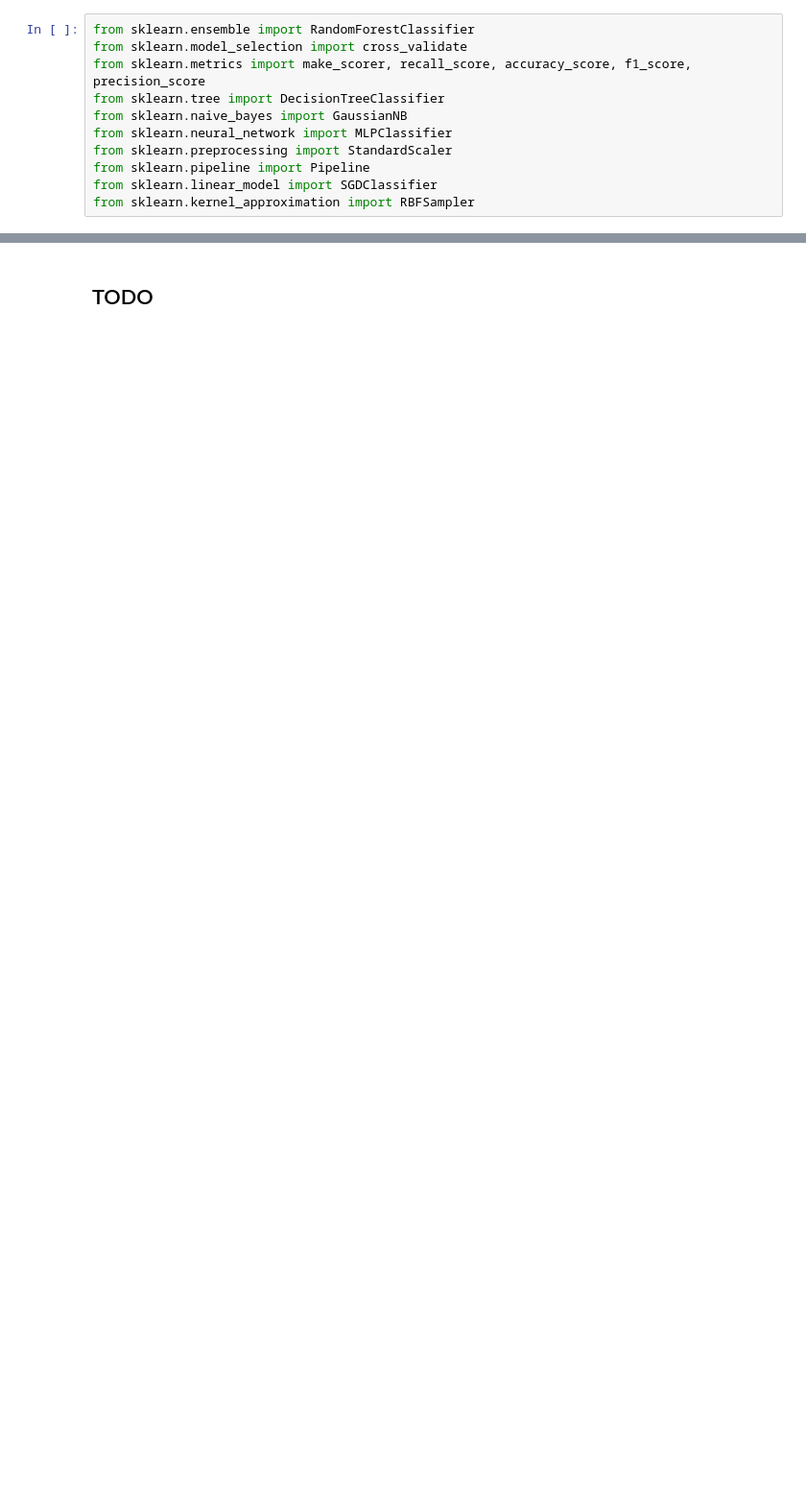
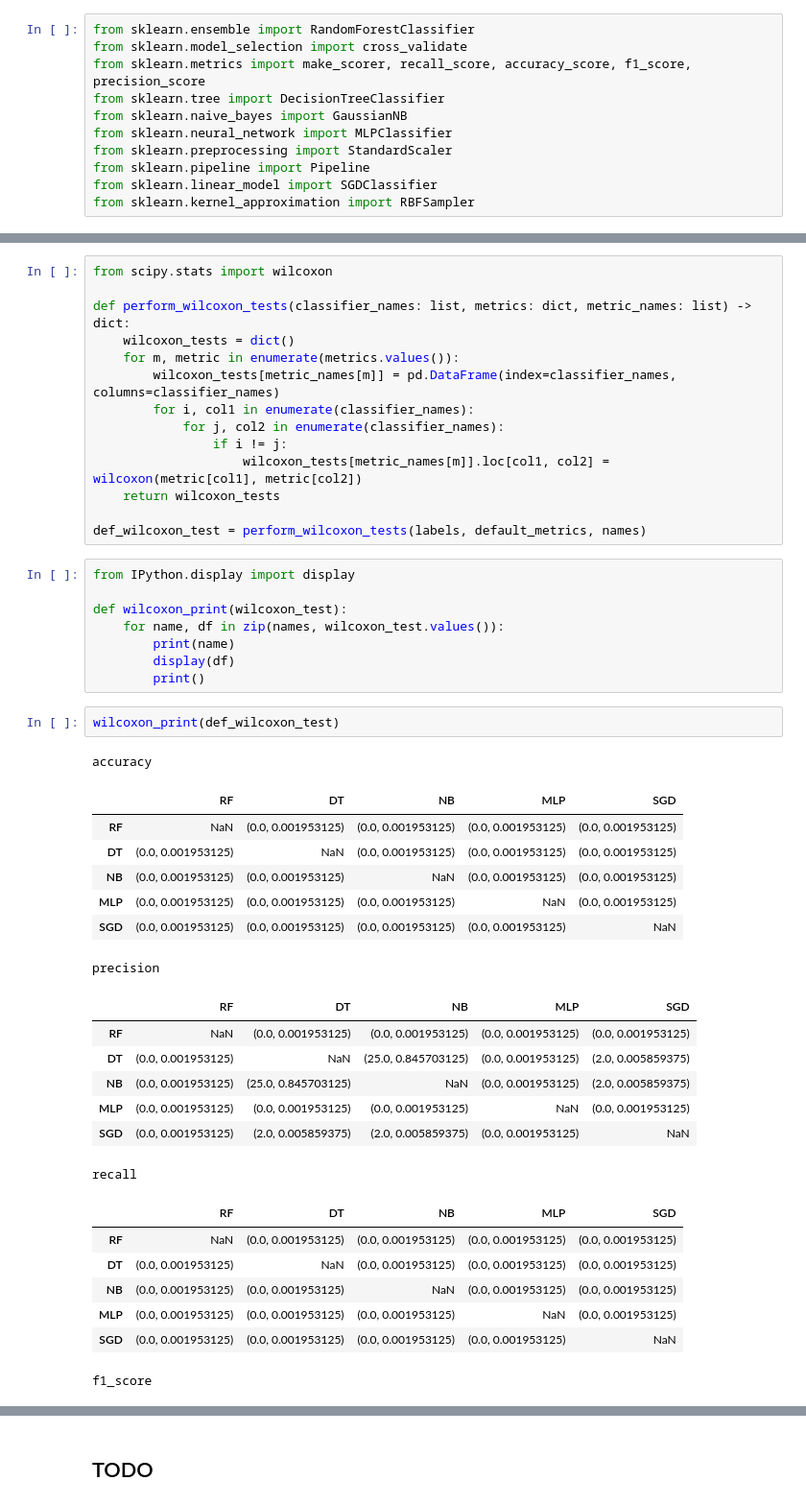
Before and after one commit to Metalcape/url-classifier, a Jupyter notebook: url-classifier.ipynb, the cells around one changed output, grey strips where cells are left out. Shown: that part at 96% size. Cells and saved outputs as stored; diff of their text form; blank space fills up the shorter version.

```diff
--- a/url-classifier.ipynb
+++ b/url-classifier.ipynb
@@ -848,0 +526,47 @@ wilcoxon_test['f_score']
+# %%
+from scipy.stats import wilcoxon
+
+def perform_wilcoxon_tests(classifier_names: list, metrics: dict, metric_names: list) -> dict:
+    wilcoxon_tests = dict()
+    for m, metric in enumerate(metrics.values()):
+        wilcoxon_tests[metric_names[m]] = pd.DataFrame(index=classifier_names, columns=classifier_names)
+        for i, col1 in enumerate(classifier_names):
+            for j, col2 in enumerate(classifier_names):
+                if i != j:
+                    wilcoxon_tests[metric_names[m]].loc[col1, col2] = wilcoxon(metric[col1], metric[col2])
+    return wilcoxon_tests
+
+def_wilcoxon_test = perform_wilcoxon_tests(labels, default_metrics, names)
+# %%
+from IPython.display import display
+
+def wilcoxon_print(wilcoxon_test):
+    for name, df in zip(names, wilcoxon_test.values()):
+        print(name)
+        display(df)
+        print()
+# %%
+wilcoxon_print(def_wilcoxon_test)
+# %% [output]
+accuracy
+|  | RF | DT | NB | MLP | SGD |
+| RF | NaN | (0.0, 0.001953125) | (0.0, 0.001953125) | (0.0, 0.001953125) | (0.0, 0.001953125) |
+| DT | (0.0, 0.001953125) | NaN | (0.0, 0.001953125) | (0.0, 0.001953125) | (0.0, 0.001953125) |
+| NB | (0.0, 0.001953125) | (0.0, 0.001953125) | NaN | (0.0, 0.001953125) | (0.0, 0.001953125) |
+| MLP | (0.0, 0.001953125) | (0.0, 0.001953125) | (0.0, 0.001953125) | NaN | (0.0, 0.001953125) |
+| SGD | (0.0, 0.001953125) | (0.0, 0.001953125) | (0.0, 0.001953125) | (0.0, 0.001953125) | NaN |
+precision
+|  | RF | DT | NB | MLP | SGD |
+| RF | NaN | (0.0, 0.001953125) | (0.0, 0.001953125) | (0.0, 0.001953125) | (0.0, 0.001953125) |
+| DT | (0.0, 0.001953125) | NaN | (25.0, 0.845703125) | (0.0, 0.001953125) | (2.0, 0.005859375) |
+| NB | (0.0, 0.001953125) | (25.0, 0.845703125) | NaN | (0.0, 0.001953125) | (2.0, 0.005859375) |
+| MLP | (0.0, 0.001953125) | (0.0, 0.001953125) | (0.0, 0.001953125) | NaN | (0.0, 0.001953125) |
+| SGD | (0.0, 0.001953125) | (2.0, 0.005859375) | (2.0, 0.005859375) | (0.0, 0.001953125) | NaN |
+recall
+|  | RF | DT | NB | MLP | SGD |
+| RF | NaN | (0.0, 0.001953125) | (0.0, 0.001953125) | (0.0, 0.001953125) | (0.0, 0.001953125) |
+| DT | (0.0, 0.001953125) | NaN | (0.0, 0.001953125) | (0.0, 0.001953125) | (0.0, 0.001953125) |
+| NB | (0.0, 0.001953125) | (0.0, 0.001953125) | NaN | (0.0, 0.001953125) | (0.0, 0.001953125) |
+| MLP | (0.0, 0.001953125) | (0.0, 0.001953125) | (0.0, 0.001953125) | NaN | (0.0, 0.001953125) |
+| SGD | (0.0, 0.001953125) | (0.0, 0.001953125) | (0.0, 0.001953125) | (0.0, 0.001953125) | NaN |
+f1_score
```
Also changed, not shown: parts of 51 cells of this notebook.
